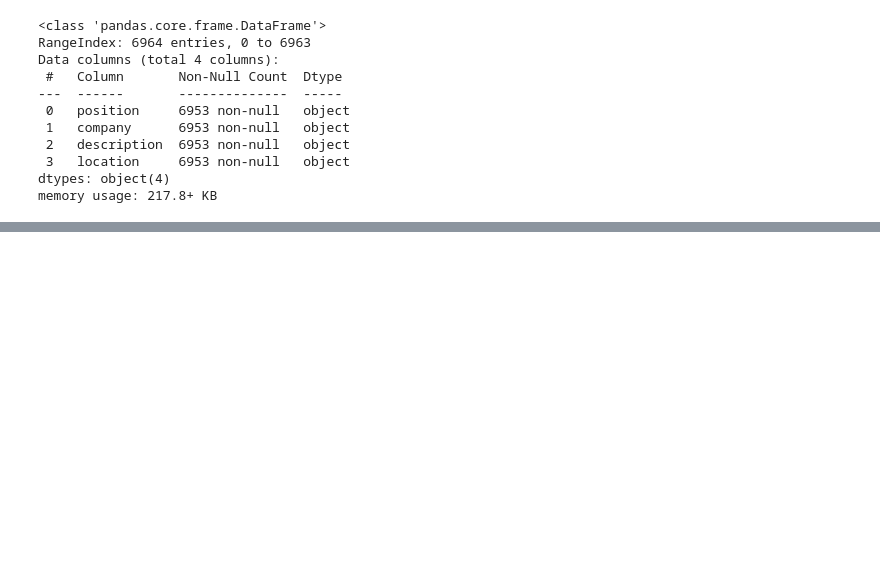
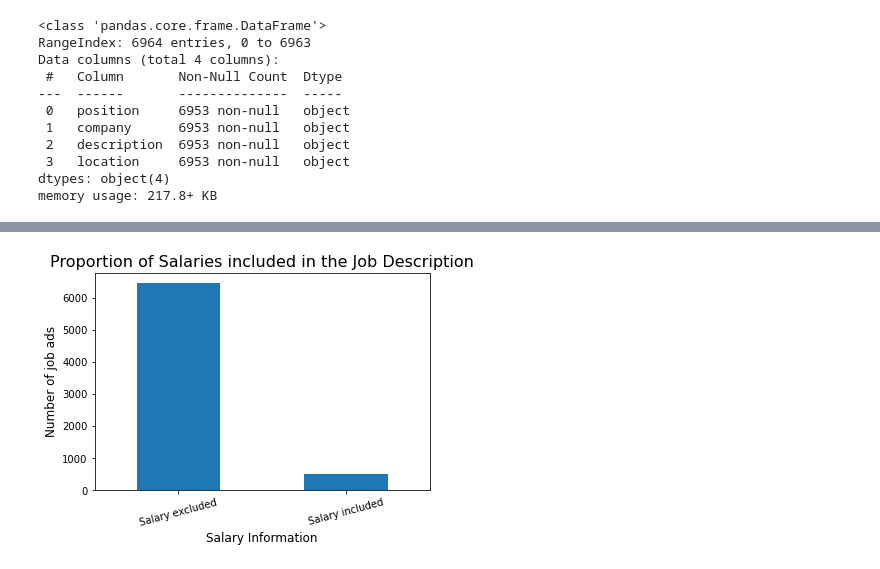
Before and after one commit to lillaszulyovszky/ironhack-projects, a Jupyter notebook: data-science-job-market-us/data-science-job-market-us.ipynb, the cells around one changed output, grey strips where cells are left out. Cells and saved outputs as stored; diff of their text form; code cells hidden in the pictures; blank space fills up the shorter version.

```diff
--- a/data-science-job-market-us/data-science-job-market-us.ipynb
+++ b/data-science-job-market-us/data-science-job-market-us.ipynb
@@ -297 +376,11 @@ df.head()
+# %%
+# plot outcome of new column
+ax = df['has_salary'].value_counts().plot(kind="bar");
+plt.xlabel('Salary Information', fontsize=12)
+plt.ylabel('Number of job ads', fontsize=12)
+plt.xticks(rotation=15)
+plt.title('Proportion of Salaries included in the Job Description', fontsize=16)
+ax.set_xticklabels(['Salary excluded', 'Salary included']);
+# %% [output]
+[figure, added]
 # %%
```
Also changed, not shown: parts of 33 cells of this notebook, 1 other file.
